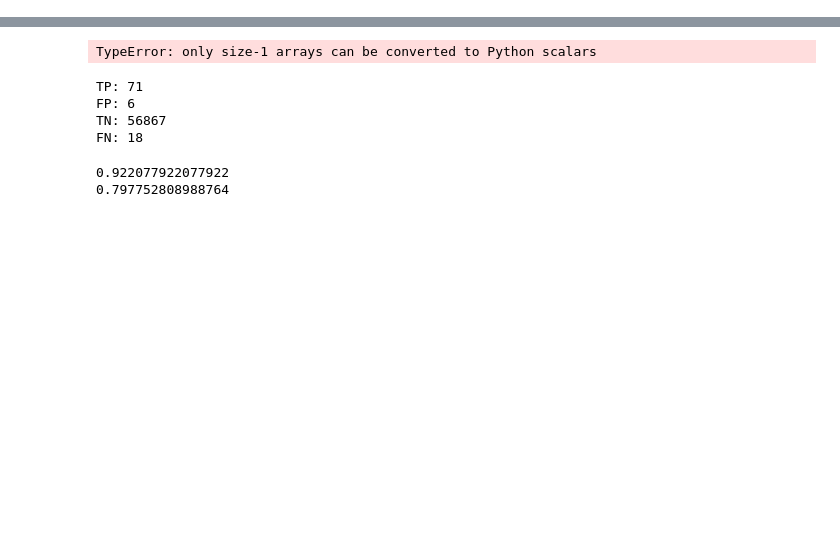
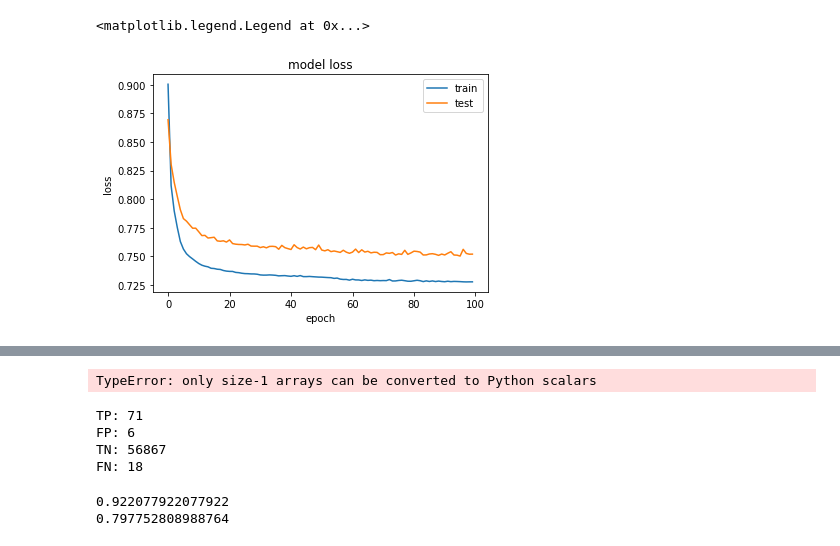
Before and after one commit to izvyk/school-project, a Jupyter notebook: Autoencoder/Autoencoder.ipynb, the cells around one changed output, grey strips where cells are left out. Saved outputs shown, nothing was run; the diff lists cells and outputs as text; code cells hidden in the pictures; blank space fills up the shorter version.

```diff
--- a/Autoencoder/Autoencoder.ipynb
+++ b/Autoencoder/Autoencoder.ipynb
@@ -56,3 +40,0 @@ model = RandomForestClassifier(n_estimators=1, n_jobs=-1)
-# %%
-### train model
-model.fit(X_train, Y_train)
@@ -79,0 +53,34 @@ with open(file_name, 'rb') as f:
+# %%
+input_layer = Input(shape=(input_dim, ))
+
+encoder = Dense(encoding_dim, activation="tanh",
+                activity_regularizer=regularizers.l1(10e-5))(input_layer)
+encoder = Dense(int(encoding_dim / 2), activation="relu")(encoder)
+
+decoder = Dense(int(encoding_dim / 2), activation='tanh')(encoder)
+decoder = Dense(input_dim, activation='relu')(decoder)
+
+autoencoder = Model(inputs=input_layer, outputs=decoder)
+# %%
+nb_epoch = 100
+batch_size = 32
+
+autoencoder.compile(optimizer='adam',
+                    loss='mean_squared_error',
+                    metrics=['accuracy'])
+
+checkpointer = ModelCheckpoint(filepath='model.h5',
+                               verbose=0,
+                               save_best_only=True)
+tensorboard = TensorBoard(log_dir='./logs',
+                          histogram_freq=0,
+                          write_graph=True,
+                          write_images=True)
+
+history = autoencoder.fit(X_train, X_train,
+                    epochs=nb_epoch,
+                    batch_size=batch_size,
+                    shuffle=True,
+                    validation_data=(X_test, X_test),
+                    verbose=1,
+                    callbacks=[checkpointer, tensorboard]).history
@@ -79,0 +107,10 @@ with open(file_name, 'rb') as f:
+# %%
+plt.plot(history['loss'])
+plt.plot(history['val_loss'])
+plt.title('model loss')
+plt.ylabel('loss')
+plt.xlabel('epoch')
+plt.legend(['train', 'test'], loc='upper right')
+# %% [output]
+<matplotlib.legend.Legend at 0x...>
+[figure, added]
```
Also changed, not shown: parts of 17 cells of this notebook, 1 other file.
